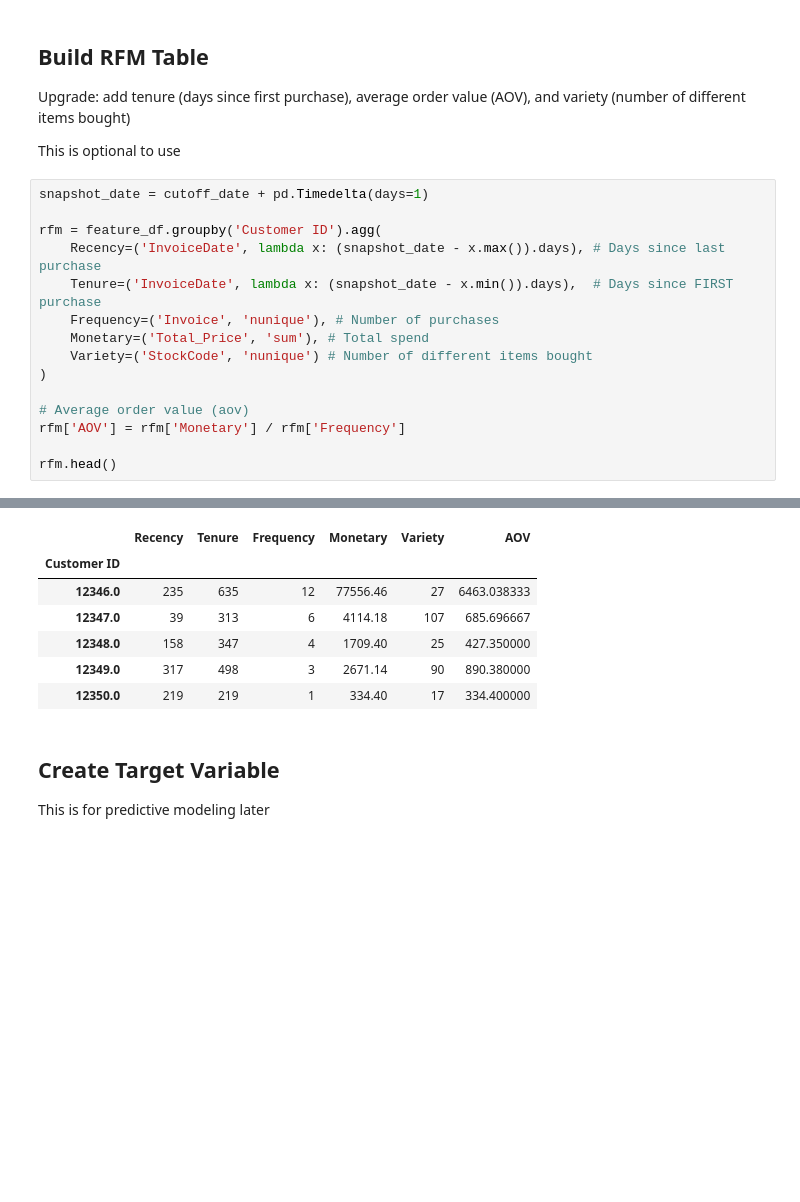
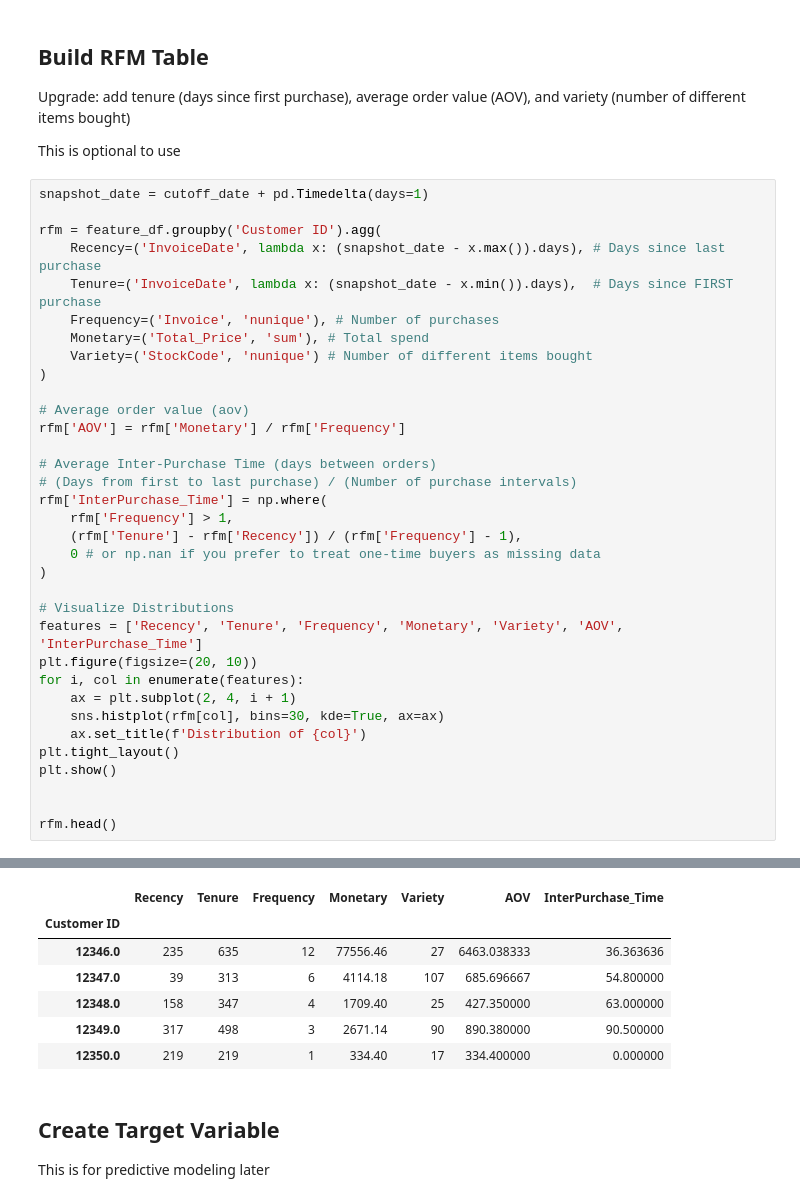
Before and after one commit to xquynhtrinh/STA_141C_Final_Project, a Jupyter notebook: EDA_and_Data_Cleaning.ipynb, the cells around one changed output, grey strips where cells are left out. Saved outputs shown, nothing was run; the diff lists cells and outputs as text; blank space fills up the shorter version.

```diff
--- a/EDA_and_Data_Cleaning.ipynb
+++ b/EDA_and_Data_Cleaning.ipynb
@@ -105,5 +108,24 @@ rfm = feature_df.groupby('Customer ID').agg(
 # Average order value (aov)
 rfm['AOV'] = rfm['Monetary'] / rfm['Frequency']
 
+# Average Inter-Purchase Time (days between orders)
+# (Days from first to last purchase) / (Number of purchase intervals)
+rfm['InterPurchase_Time'] = np.where(
+    rfm['Frequency'] > 1,
+    (rfm['Tenure'] - rfm['Recency']) / (rfm['Frequency'] - 1),
+    0 # or np.nan if you prefer to treat one-time buyers as missing data
+)
+
+# Visualize Distributions
+features = ['Recency', 'Tenure', 'Frequency', 'Monetary', 'Variety', 'AOV', 'InterPurchase_Time']
+plt.figure(figsize=(20, 10))
+for i, col in enumerate(features):
+    ax = plt.subplot(2, 4, i + 1)
+    sns.histplot(rfm[col], bins=30, kde=True, ax=ax)
+    ax.set_title(f'Distribution of {col}')
+plt.tight_layout()
+plt.show()
+
+
 rfm.head()
 # %% [output]
@@ -110,10 +133,10 @@ rfm.head()
-|  | Recency | Tenure | Frequency | Monetary | Variety | AOV |
-| Customer ID |  |  |  |  |  |  |
-| 12346.0 | 235 | 635 | 12 | 77556.46 | 27 | 6463.038333 |
-| 12347.0 | 39 | 313 | 6 | 4114.18 | 107 | 685.696667 |
-| 12348.0 | 158 | 347 | 4 | 1709.40 | 25 | 427.350000 |
-| 12349.0 | 317 | 498 | 3 | 2671.14 | 90 | 890.380000 |
-| 12350.0 | 219 | 219 | 1 | 334.40 | 17 | 334.400000 |
+|  | Recency | Tenure | Frequency | Monetary | Variety | AOV | InterPurchase_Time |
+| Customer ID |  |  |  |  |  |  |  |
+| 12346.0 | 235 | 635 | 12 | 77556.46 | 27 | 6463.038333 | 36.363636 |
+| 12347.0 | 39 | 313 | 6 | 4114.18 | 107 | 685.696667 | 54.800000 |
+| 12348.0 | 158 | 347 | 4 | 1709.40 | 25 | 427.350000 | 63.000000 |
+| 12349.0 | 317 | 498 | 3 | 2671.14 | 90 | 890.380000 | 90.500000 |
+| 12350.0 | 219 | 219 | 1 | 334.40 | 17 | 334.400000 | 0.000000 |
 # %% [markdown]
 ## Create Target Variable
 
```
Also changed, not shown: parts of 9 cells of this notebook.
